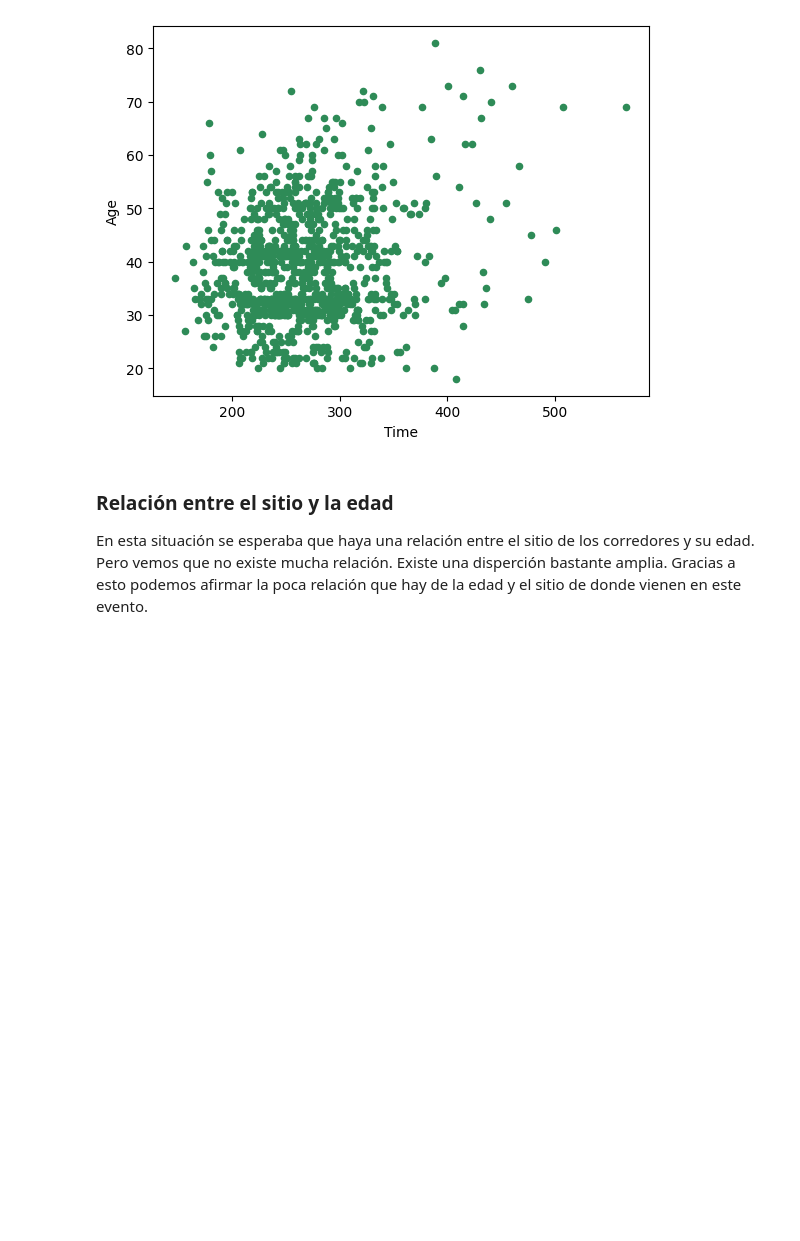
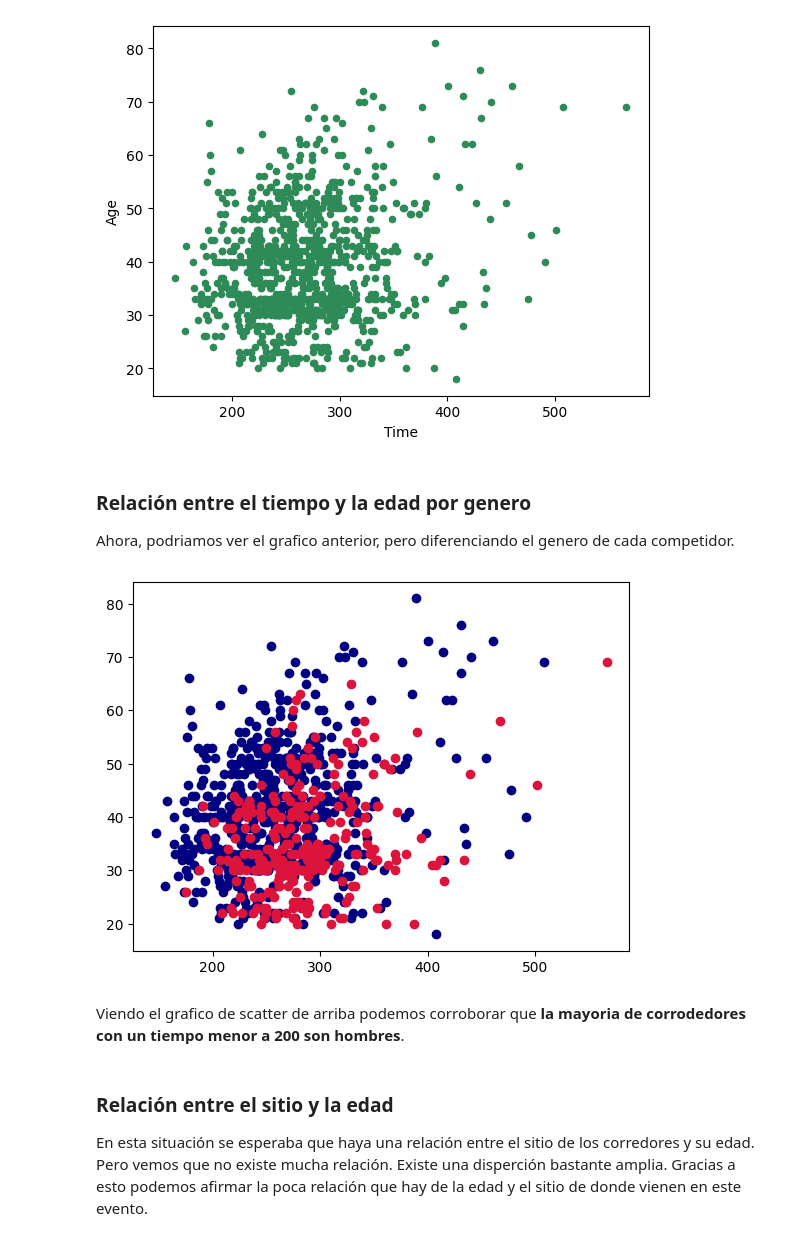
Before and after one commit to LUGANT/TP_Matematica_III, a Jupyter notebook: dataAnalisis.ipynb, the cells around one changed output. Drawn from its saved outputs; the diff is of its cells as text; code cells hidden in the pictures; blank space fills up the shorter version.

```diff
--- a/dataAnalisis.ipynb
+++ b/dataAnalisis.ipynb
@@ -472,6 +465,23 @@ dfScrappedCorredores.plot.scatter(
 # %% [output]
 <AxesSubplot: xlabel='Time', ylabel='Age'>
 [figure]
+# %% [markdown]
+### Relación entre el tiempo y la edad por genero ###
+Ahora, podriamos ver el grafico anterior, pero diferenciando el genero de cada competidor.
+# %%
+dfCorredoresHombres = dfScrappedCorredores[dfScrappedCorredores['Gender']=='Male'].copy()
+dfCorredoresMujeres = dfScrappedCorredores[dfScrappedCorredores['Gender']=='Female'].copy()
+plt.scatter(x=dfCorredoresHombres['Time'].to_numpy(),
+    y=dfCorredoresHombres['Age'].to_numpy(),
+    c='navy')
+plt.scatter(x=dfCorredoresMujeres['Time'].to_numpy(),
+    y=dfCorredoresMujeres['Age'].to_numpy(),
+    c='crimson')
+plt.show()
+# %% [output]
+[figure, added]
+# %% [markdown]
+Viendo el grafico de scatter de arriba podemos corroborar que **la mayoria de corrodedores con un tiempo menor a 200 son hombres**.
 # %% [markdown]
 ### Relación entre el sitio y la edad ###
 
```
Also changed, not shown: parts of 36 cells of this notebook, 2 other files.
